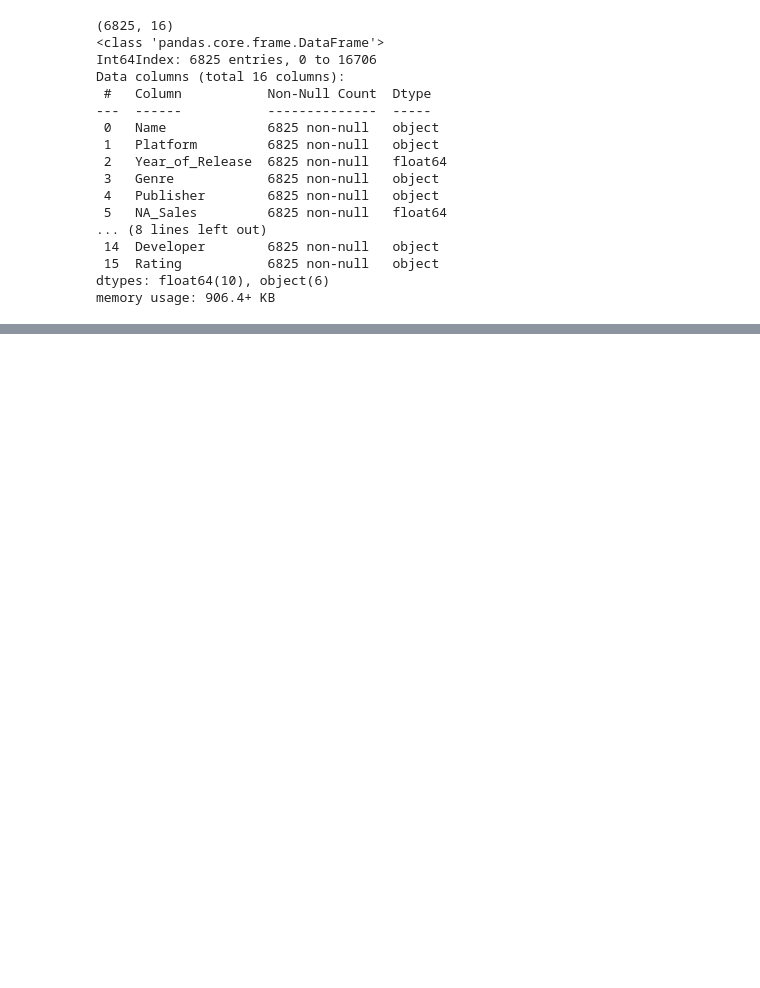
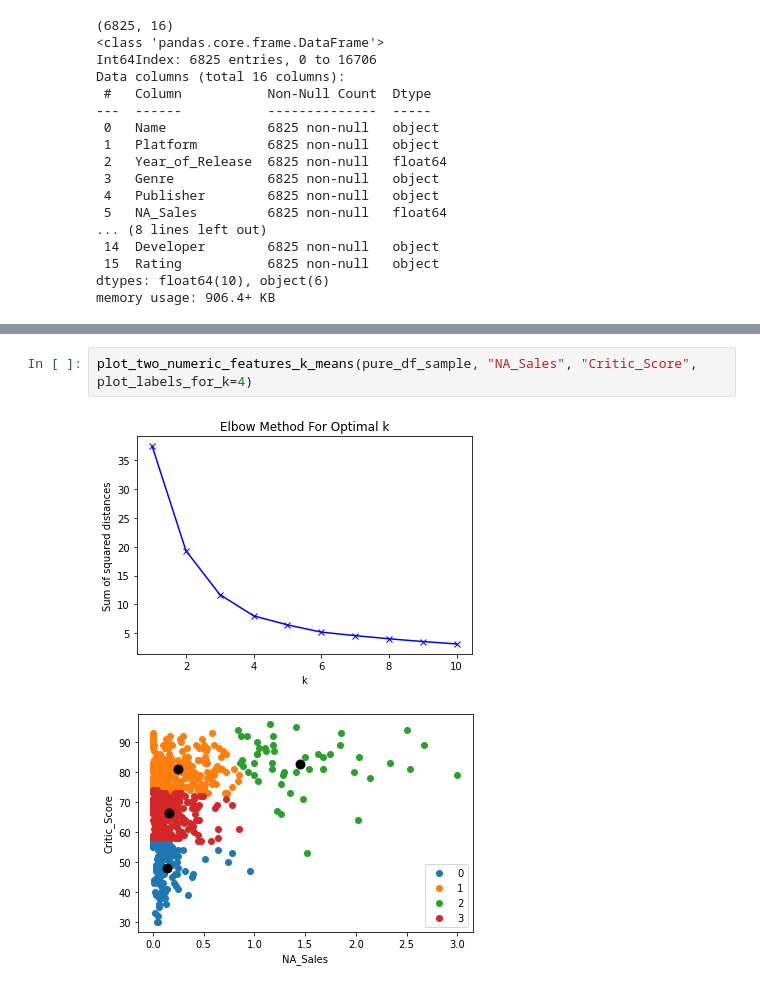
Before and after one commit to tsopeh/unsupervised_learning, a Jupyter notebook: video_games.ipynb, the cells around one changed output, grey strips where cells are left out. Cells and saved outputs as stored; diff of their text form; blank space fills up the shorter version.

```diff
--- a/video_games.ipynb
+++ b/video_games.ipynb
@@ -318,0 +297,5 @@ critics_score_user_count.describe()
+# %%
+plot_two_numeric_features_k_means(pure_df_sample, "NA_Sales", "Critic_Score", plot_labels_for_k=4)
+# %% [output]
+[figure, added]
+[figure, added]
```
Also changed, not shown: parts of 38 cells of this notebook.
